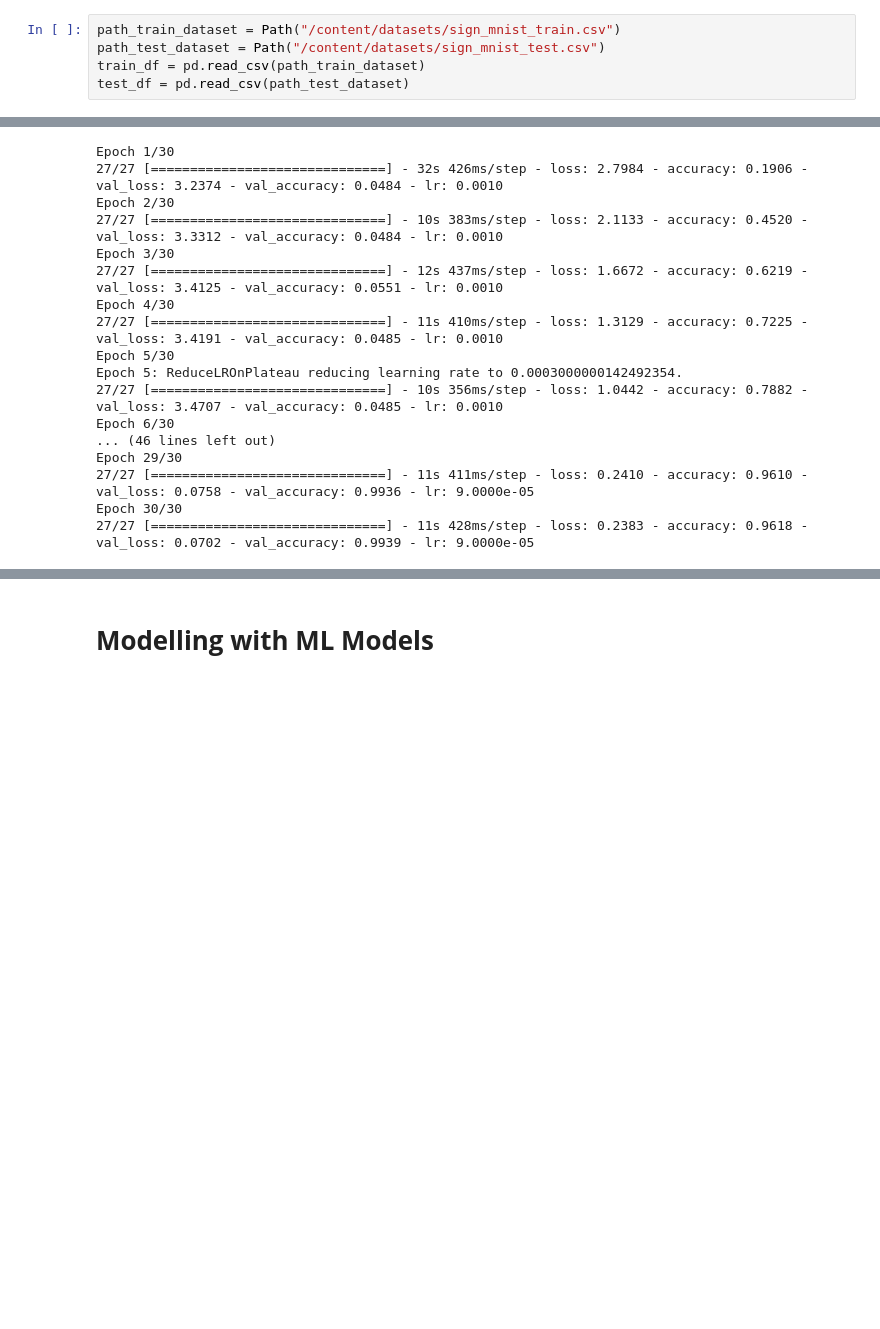
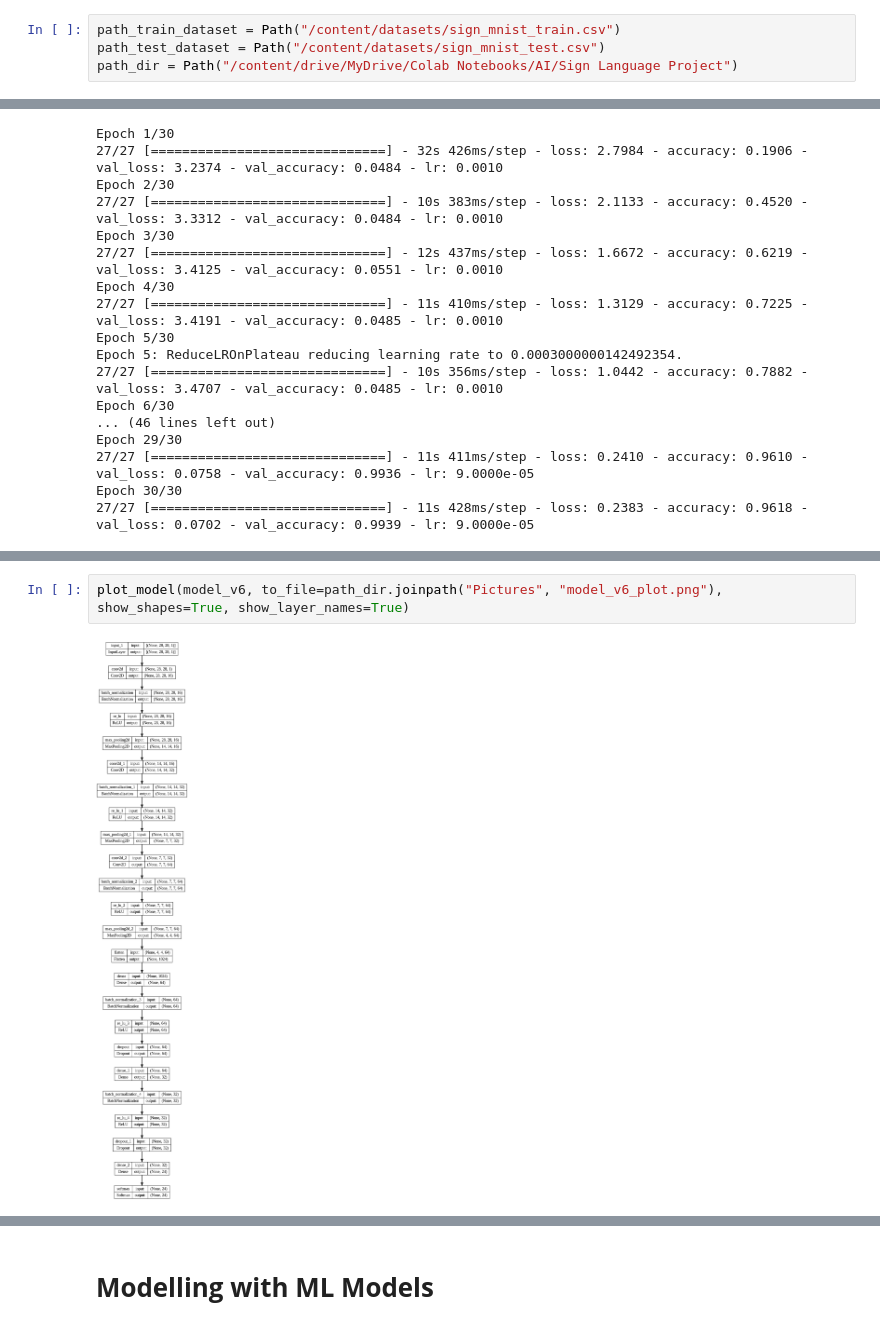
Before and after one commit to TheSpaceMan915/ai-postgraduate, a Jupyter notebook: Sign_Language_Project.ipynb, the cells around one changed output, grey strips where cells are left out. Cells and saved outputs as stored; diff of their text form; blank space fills up the shorter version.

Commit message:
Changed the path to the directory

```diff
--- a/Sign_Language_Project.ipynb
+++ b/Sign_Language_Project.ipynb
@@ -324,5 +323,4 @@ mkdir: cannot create directory ‘datasets’: File exists
 # %%
 path_train_dataset = Path("/content/datasets/sign_mnist_train.csv")
 path_test_dataset = Path("/content/datasets/sign_mnist_test.csv")
-train_df = pd.read_csv(path_train_dataset)
-test_df = pd.read_csv(path_test_dataset)
+path_dir = Path("/content/drive/MyDrive/Colab Notebooks/AI/Sign Language Project")
@@ -761,6 +762,10 @@ Total params: 92,600
 Trainable params: 92,184
 Non-trainable params: 416
 _________________________________________________________________
+# %%
+plot_model(model_v6, to_file=path_dir.joinpath("Pictures", "model_v6_plot.png"), show_shapes=True, show_layer_names=True)
+# %% [output]
+[figure, added]
 # %%
 # fitting with the ImageDataGenerator, learning_rate_reduction and Adam optimizer
 model_v6_history = model_v6.fit(datagen.flow(reshaped_train_dataset, reshaped_train_labels, batch_size=BATCH_SIZE),
```
Also changed, not shown: parts of 27 cells of this notebook.
